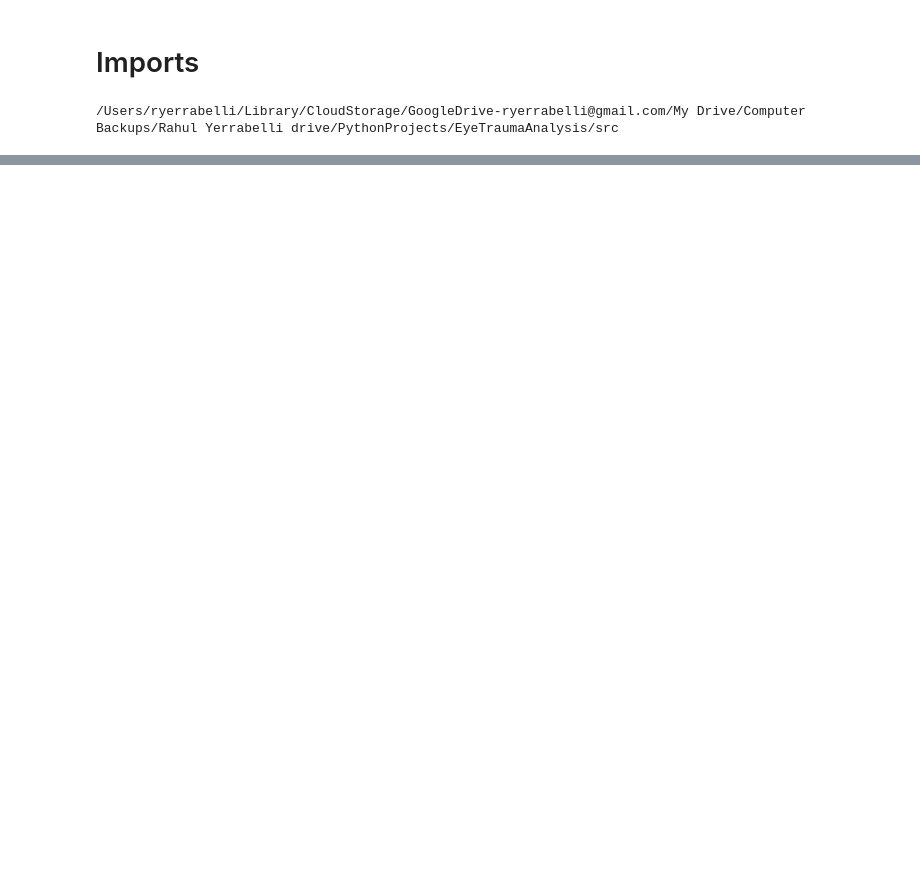
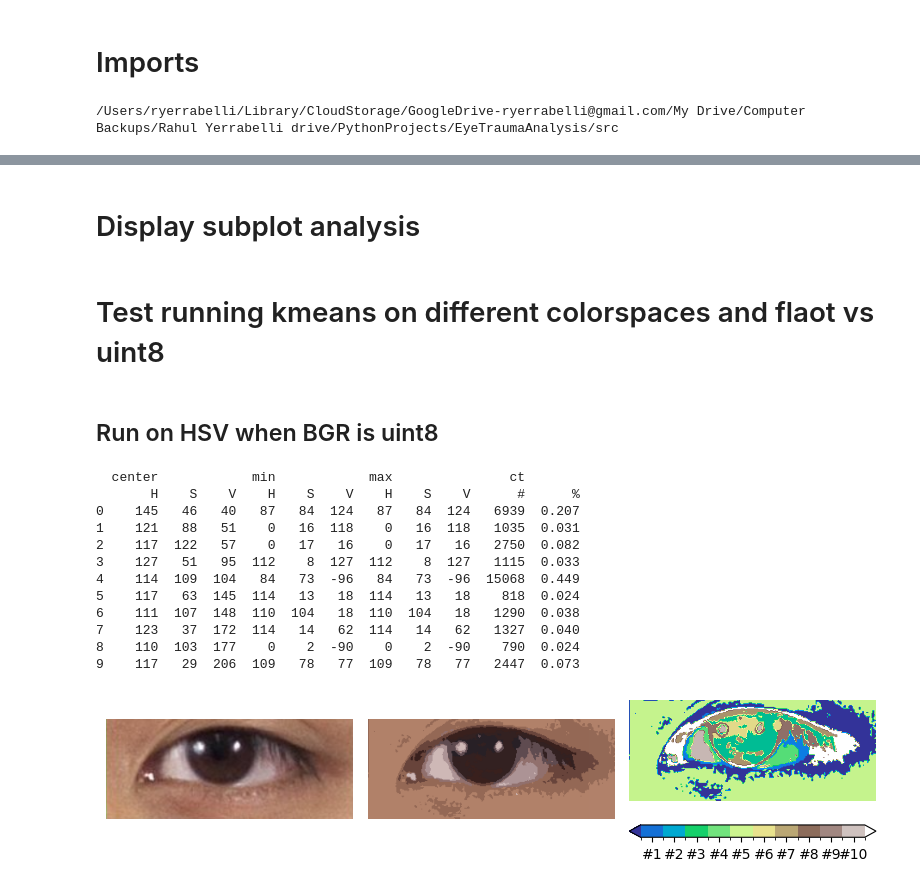
Before and after one commit to ethanrasmussen/EyeTraumaAnalysis, a Jupyter notebook: src/notebooks/RSY_2_kmeans_save_output.ipynb, the cells around one changed output, grey strips where cells are left out. Saved outputs shown, nothing was run; the diff lists cells and outputs as text; code cells hidden in the pictures; blank space fills up the shorter version.

Commit message:
Finished code to save all kmeans properly

```diff
--- a/src/notebooks/RSY_2_kmeans_save_output.ipynb
+++ b/src/notebooks/RSY_2_kmeans_save_output.ipynb
@@ -42,0 +98,2 @@ importlib.reload(EyeTraumaAnalysis);
+# %% [markdown]
+# Display subplot analysis
@@ -42,0 +146,2 @@ importlib.reload(EyeTraumaAnalysis);
+# %% [markdown]
+# Test running kmeans on different colorspaces and flaot vs uint8
@@ -42,0 +150,27 @@ importlib.reload(EyeTraumaAnalysis);
+# %% [markdown]
+## Run on HSV when BGR is uint8
+# %%
+image = EyeTraumaAnalysis.Image(f"data/01_raw/{img_file_num}.png")
+img_bgr = image.img
+img_hsv = cv2.cvtColor(img_bgr, cv2.COLOR_BGR2HSV)
+centers, kmeans_masks, res_hsv, clusters = EyeTraumaAnalysis.create_kmeans(img_hsv)
+res_bgr = np.uint8(cv2.cvtColor(res_hsv, cv2.COLOR_HSV2BGR))
+masks_summed = EyeTraumaAnalysis.get_masked_sums(kmeans_masks)
+plot_kmeans_subplots_view_simple(img_bgr, res_bgr, masks_summed)
+
+with pd.option_context("display.precision", 3, "display.width",100):
+    print(clusters)
+# %% [output]
+  center            min            max               ct
+       H    S    V    H    S    V    H    S    V      #      %
+0    145   46   40   87   84  124   87   84  124   6939  0.207
+1    121   88   51    0   16  118    0   16  118   1035  0.031
+2    117  122   57    0   17   16    0   17   16   2750  0.082
+3    127   51   95  112    8  127  112    8  127   1115  0.033
+4    114  109  104   84   73  -96   84   73  -96  15068  0.449
+5    117   63  145  114   13   18  114   13   18    818  0.024
+6    111  107  148  110  104   18  110  104   18   1290  0.038
+7    123   37  172  114   14   62  114   14   62   1327  0.040
+8    110  103  177    0    2  -90    0    2  -90    790  0.024
+9    117   29  206  109   78   77  109   78   77   2447  0.073
+[figure, added]
```
Also changed, not shown: parts of 36 cells of this notebook, 3 other files.
